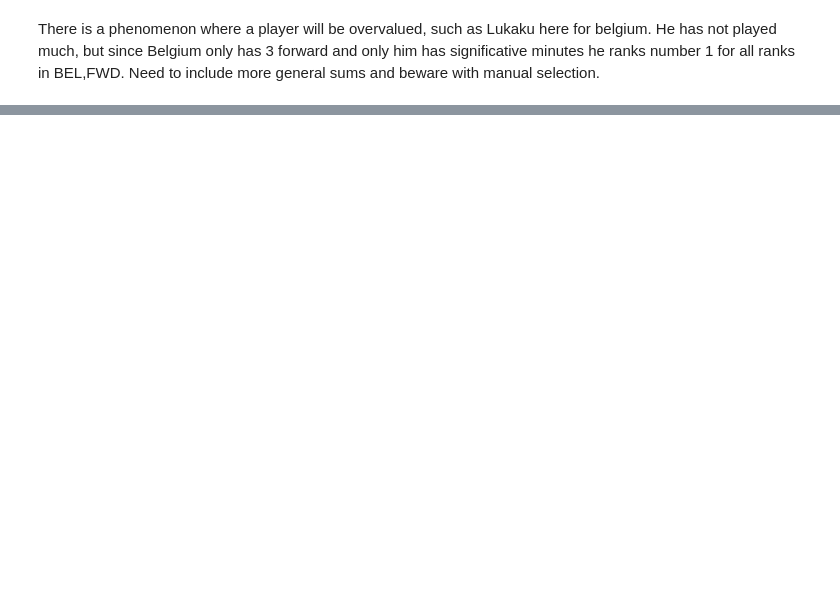
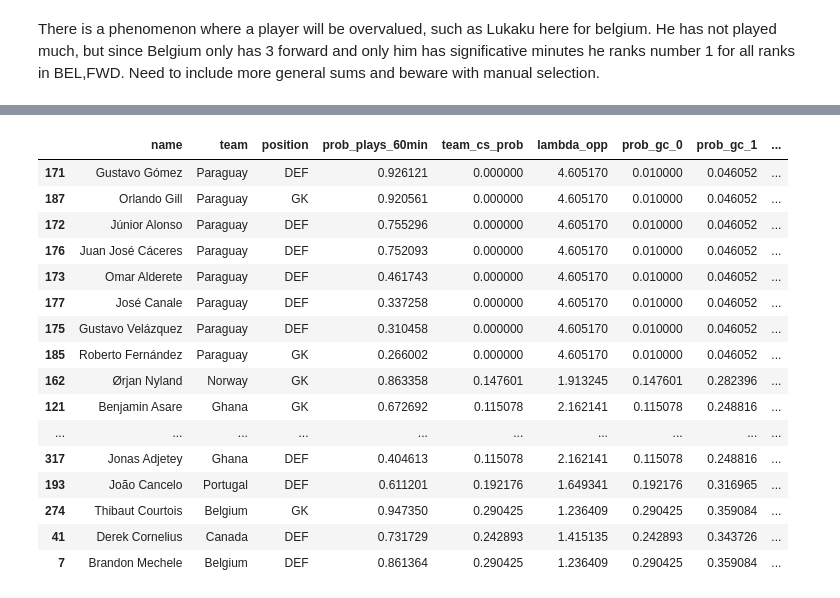
Before and after one commit to pedrosalgado22/Fantasy2026, a Jupyter notebook: algorithm.ipynb, the cells around one changed output, grey strips where cells are left out. Saved outputs shown, nothing was run; the diff lists cells and outputs as text; code cells hidden in the pictures; blank space fills up the shorter version.

```diff
--- a/algorithm.ipynb
+++ b/algorithm.ipynb
@@ -511,0 +732,19 @@ SyntaxError: invalid syntax (4153922918.py, line 68)
+# %%
+position_pc_modifier = {
+    "GK": 0.02,
+    "FWD": 0.03,
+    "MID": 0.06,
+    "DEF": 0.10,
+}
+
+df["position_pc_modifier"] = df["position"].map(position_pc_modifier)
+
+raw_pc = (
+    0.30 * df["position_pc_modifier"]
+  + 0.25 * df["penalty_conceded_rate"]
+  + 0.05 * df["tackles_per90"]
+  + 0.15 * df["prob_yellow_card"]
+  + 0.15 * df["opp_over_05_prob"]
+)
+
+df["prob_penalty_committed"] = 0.08 * sigmoid((raw_pc - 0.5) * 5) * df["prob_plays_60min"]
@@ -511,0 +822,38 @@ SyntaxError: invalid syntax (4153922918.py, line 68)
+# %%
+cols = [
+    "name",
+    "team",
+    "position",
+    "prob_plays_60min",
+    "team_cs_prob",
+    "lambda_opp",
+    "prob_gc_0",
+    "prob_gc_1",
+    "prob_gc_2",
+    "prob_gc_3",
+    "prob_gc_4plus",
+    "expected_player_goals_conceded",
+    "expected_gc_penalty",
+]
+
+df[df["position"].isin(["GK", "DEF"])][cols] \
+    .sort_values("expected_gc_penalty") \
+    .head(30)
+# %% [output]
+|  | name | team | position | prob_plays_60min | team_cs_prob | lambda_opp | prob_gc_0 | prob_gc_1 | ... |
+| 171 | Gustavo Gómez | Paraguay | DEF | 0.926121 | 0.000000 | 4.605170 | 0.010000 | 0.046052 | ... |
+| 187 | Orlando Gill | Paraguay | GK | 0.920561 | 0.000000 | 4.605170 | 0.010000 | 0.046052 | ... |
+| 172 | Júnior Alonso | Paraguay | DEF | 0.755296 | 0.000000 | 4.605170 | 0.010000 | 0.046052 | ... |
+| 176 | Juan José Cáceres | Paraguay | DEF | 0.752093 | 0.000000 | 4.605170 | 0.010000 | 0.046052 | ... |
+| 173 | Omar Alderete | Paraguay | DEF | 0.461743 | 0.000000 | 4.605170 | 0.010000 | 0.046052 | ... |
+| 177 | José Canale | Paraguay | DEF | 0.337258 | 0.000000 | 4.605170 | 0.010000 | 0.046052 | ... |
+| 175 | Gustavo Velázquez | Paraguay | DEF | 0.310458 | 0.000000 | 4.605170 | 0.010000 | 0.046052 | ... |
+| 185 | Roberto Fernández | Paraguay | GK | 0.266002 | 0.000000 | 4.605170 | 0.010000 | 0.046052 | ... |
+| 162 | Ørjan Nyland | Norway | GK | 0.863358 | 0.147601 | 1.913245 | 0.147601 | 0.282396 | ... |
+| 121 | Benjamin Asare | Ghana | GK | 0.672692 | 0.115078 | 2.162141 | 0.115078 | 0.248816 | ... |
+| ... | ... | ... | ... | ... | ... | ... | ... | ... | ... |
+| 317 | Jonas Adjetey | Ghana | DEF | 0.404613 | 0.115078 | 2.162141 | 0.115078 | 0.248816 | ... |
+| 193 | João Cancelo | Portugal | DEF | 0.611201 | 0.192176 | 1.649341 | 0.192176 | 0.316965 | ... |
+| 274 | Thibaut Courtois | Belgium | GK | 0.947350 | 0.290425 | 1.236409 | 0.290425 | 0.359084 | ... |
+| 41 | Derek Cornelius | Canada | DEF | 0.731729 | 0.242893 | 1.415135 | 0.242893 | 0.343726 | ... |
+| 7 | Brandon Mechele | Belgium | DEF | 0.861364 | 0.290425 | 1.236409 | 0.290425 | 0.359084 | ... |
```
Also changed, not shown: parts of 32 cells of this notebook, 8 other files.
